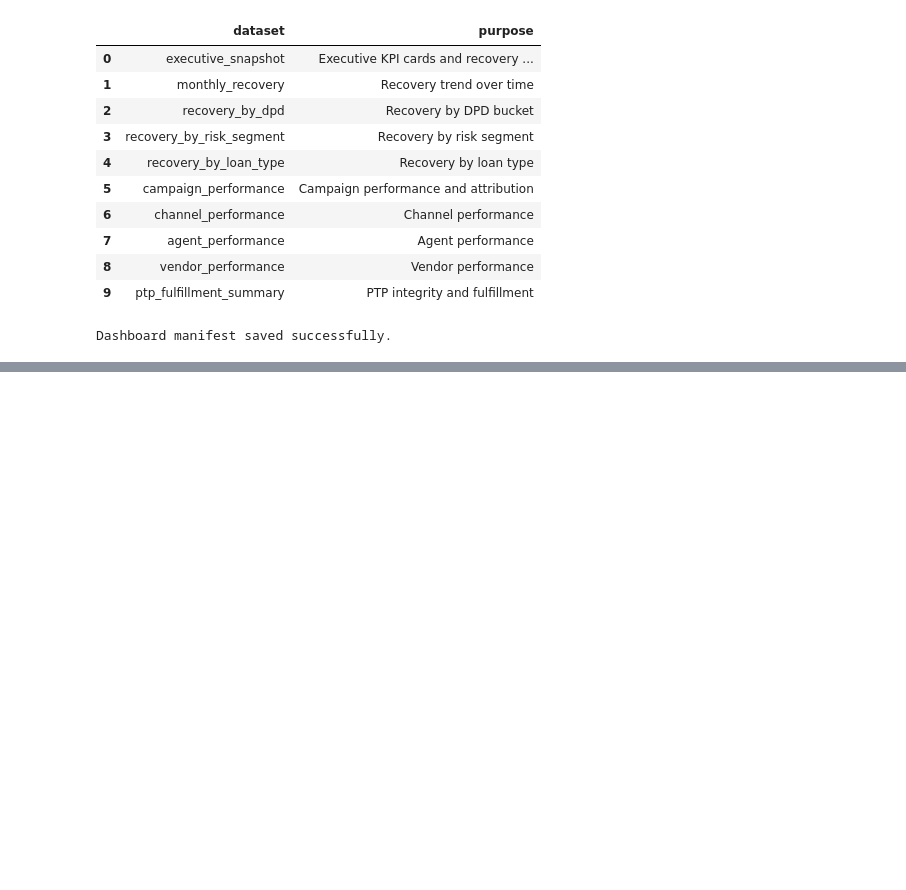
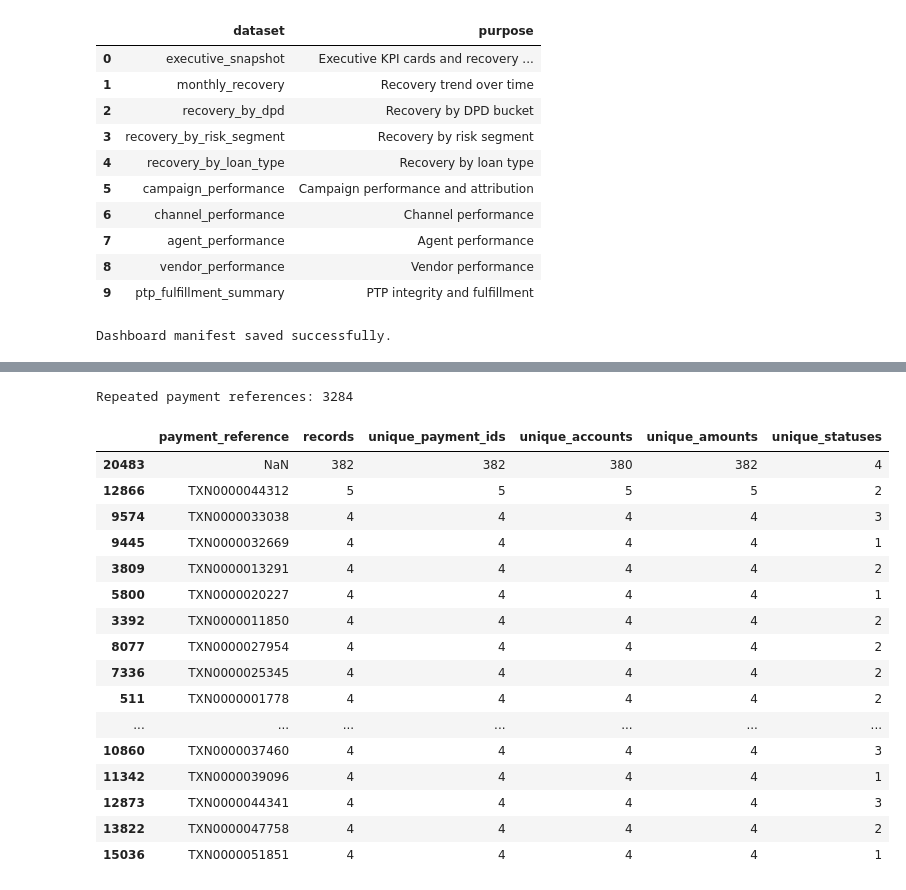
Before and after one commit to DivyaSolanki95/collections-data-analytics, a Jupyter notebook: notebooks/04_recovery_analysis.ipynb, the cells around one changed output, grey strips where cells are left out. Cells and saved outputs as stored; diff of their text form; code cells hidden in the pictures; blank space fills up the shorter version.

```diff
--- a/notebooks/04_recovery_analysis.ipynb
+++ b/notebooks/04_recovery_analysis.ipynb
@@ -3405,0 +3525,53 @@ Dashboard manifest saved successfully.
+# %%
+# ============================================================
+# 88. PAYMENT REFERENCE INVESTIGATION
+# ============================================================
+
+reference_analysis = (
+    payment_forensics
+    .groupby("payment_reference", dropna=False)
+    .agg(
+        records=("payment_reference", "size"),
+        unique_payment_ids=("payment_id", "nunique"),
+        unique_accounts=("account_id", "nunique"),
+        unique_amounts=("amount", "nunique"),
+        unique_statuses=("payment_status", "nunique")
+    )
+    .reset_index()
+)
+
+# References associated with multiple payment events
+repeated_reference_analysis = reference_analysis[
+    reference_analysis["records"] > 1
+].sort_values(
+    "records",
+    ascending=False
+)
+
+print(
+    "Repeated payment references:",
+    len(repeated_reference_analysis)
+)
+
+display(
+    repeated_reference_analysis.head(20)
+)
+# %% [output]
+Repeated payment references: 3284
+|  | payment_reference | records | unique_payment_ids | unique_accounts | unique_amounts | unique_statuses |
+| 20483 | NaN | 382 | 382 | 380 | 382 | 4 |
+| 12866 | TXN0000044312 | 5 | 5 | 5 | 5 | 2 |
+| 9574 | TXN0000033038 | 4 | 4 | 4 | 4 | 3 |
+| 9445 | TXN0000032669 | 4 | 4 | 4 | 4 | 1 |
+| 3809 | TXN0000013291 | 4 | 4 | 4 | 4 | 2 |
+| 5800 | TXN0000020227 | 4 | 4 | 4 | 4 | 1 |
+| 3392 | TXN0000011850 | 4 | 4 | 4 | 4 | 2 |
+| 8077 | TXN0000027954 | 4 | 4 | 4 | 4 | 2 |
+| 7336 | TXN0000025345 | 4 | 4 | 4 | 4 | 2 |
+| 511 | TXN0000001778 | 4 | 4 | 4 | 4 | 2 |
+| ... | ... | ... | ... | ... | ... | ... |
+| 10860 | TXN0000037460 | 4 | 4 | 4 | 4 | 3 |
+| 11342 | TXN0000039096 | 4 | 4 | 4 | 4 | 1 |
+| 12873 | TXN0000044341 | 4 | 4 | 4 | 4 | 3 |
+| 13822 | TXN0000047758 | 4 | 4 | 4 | 4 | 2 |
+| 15036 | TXN0000051851 | 4 | 4 | 4 | 4 | 1 |
```
Also changed, not shown: parts of 41 cells of this notebook, 3 other files.
